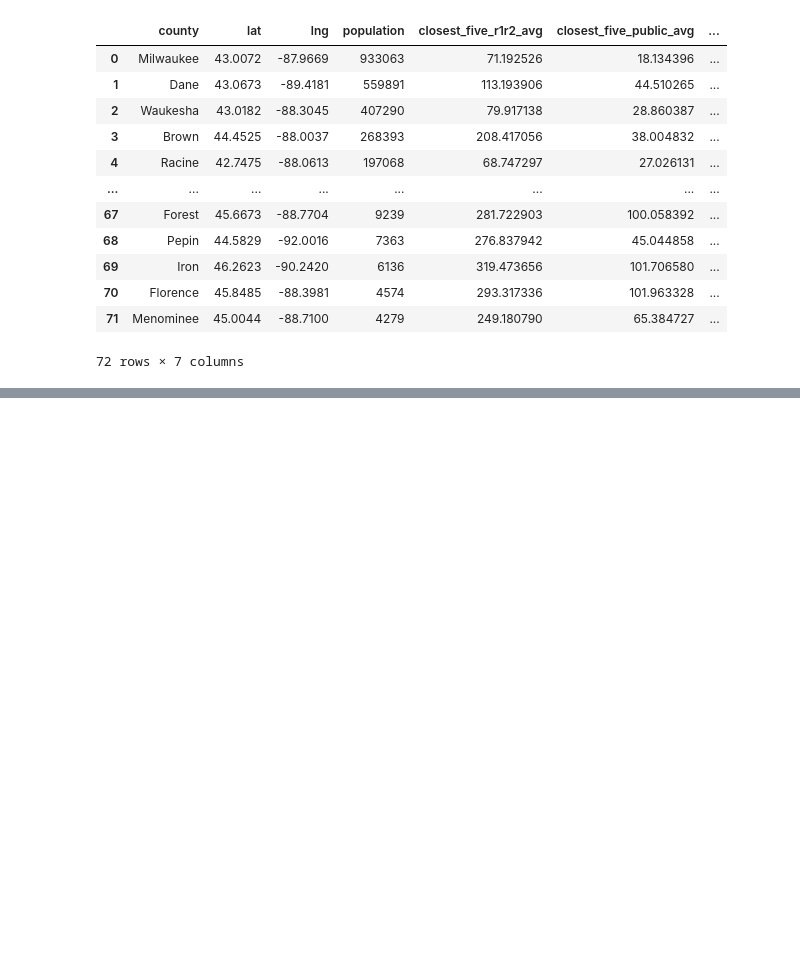
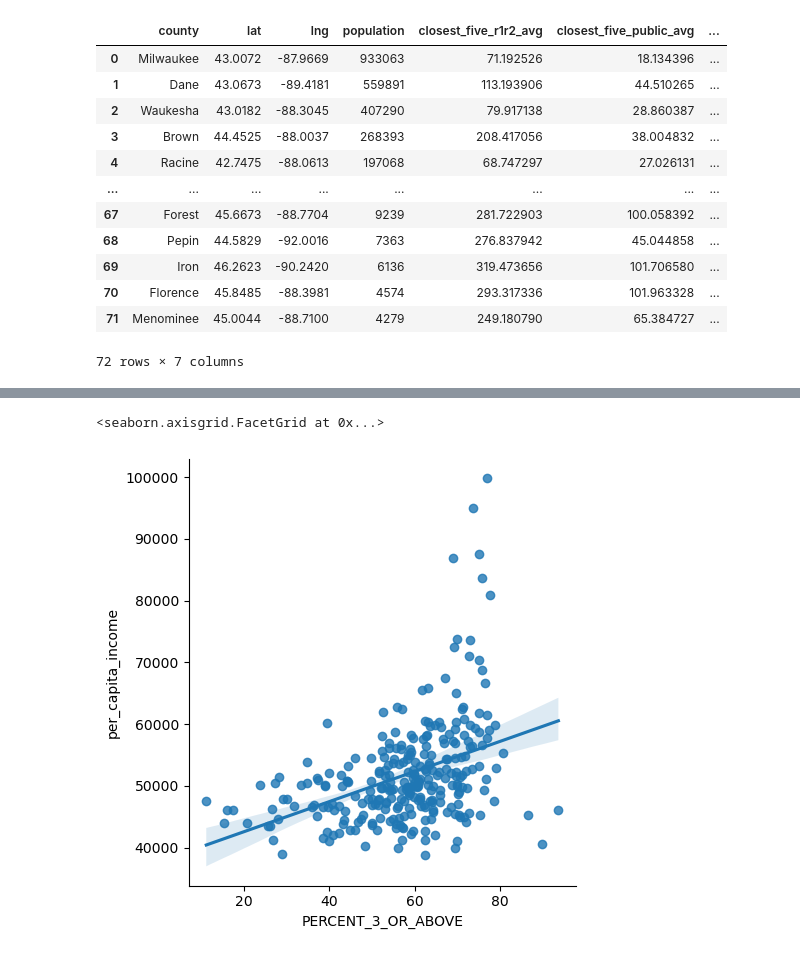
Before and after one commit to mcelhens/AP-Outcomes-to-University-Metrics, a Jupyter notebook: working_with_wisconsin.ipynb, the cells around one changed output, grey strips where cells are left out. Drawn from its saved outputs; the diff is of its cells as text; code cells hidden in the pictures; blank space fills up the shorter version.

```diff
--- a/working_with_wisconsin.ipynb
+++ b/working_with_wisconsin.ipynb
@@ -216,0 +347,5 @@ population[population['State_Abbreviation']=='WI']
+# %%
+sns.lmplot(data = training, x='PERCENT_3_OR_ABOVE',y='per_capita_income')
+# %% [output]
+<seaborn.axisgrid.FacetGrid at 0x...>
+[figure, added]
```
Also changed, not shown: parts of 41 cells of this notebook.
